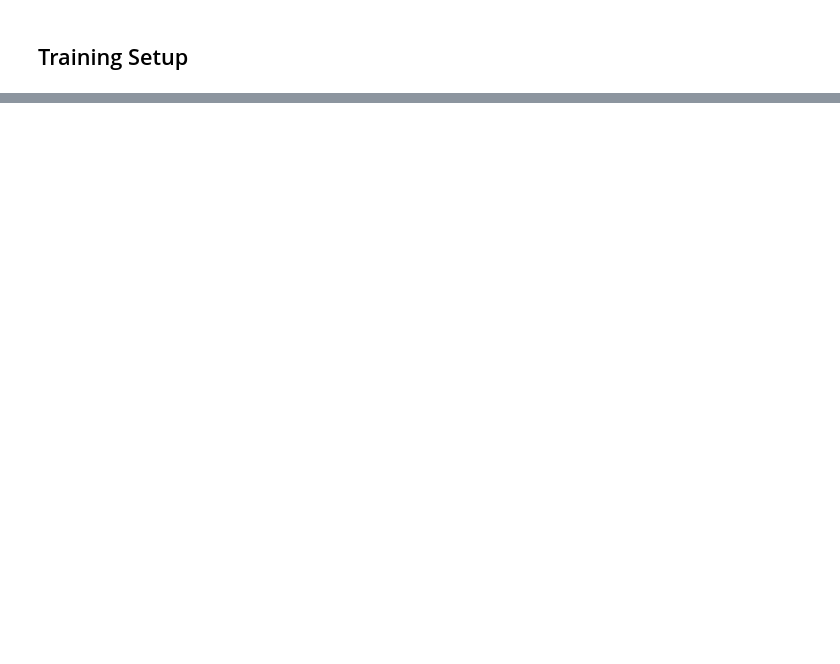
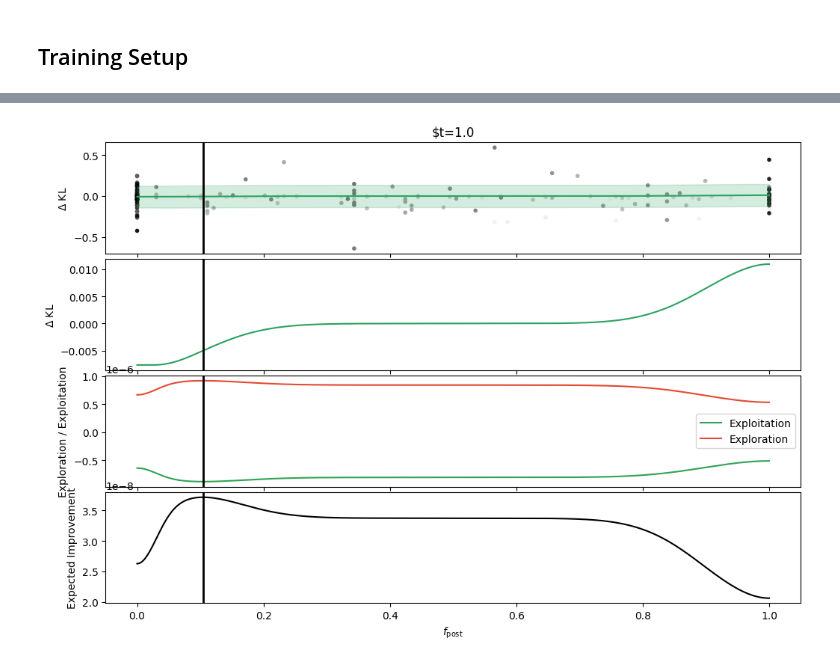
Before and after one commit to swagnercarena/bay_sbi, a Jupyter notebook: bay_sbi/notebooks/BayesOptQFrac.ipynb, the cells around one changed output, grey strips where cells are left out. Cells and saved outputs as stored; diff of their text form; code cells hidden in the pictures; blank space fills up the shorter version.

```diff
--- a/bay_sbi/notebooks/BayesOptQFrac.ipynb
+++ b/bay_sbi/notebooks/BayesOptQFrac.ipynb
@@ -336,0 +663,10 @@ Train a model where every new example is drawn from the posterior (SNPE-C)
+# %%
+# Fit the GP with time and see how well it explains the data.
+gp = get_new_gp(1)
+gp.fit(features, f_vals)
+
+feat_test = jnp.stack([jnp.ones(1000), jnp.linspace(0,1,1000)], axis=1)
+mean, sigma = gp.predict(feat_test, return_std=True)
+create_gp_plots(features, f_vals, feat_test, mean, sigma, title=r'$t=1.0')
+# %% [output]
+[figure, added]
```
Also changed, not shown: parts of 33 cells of this notebook.
